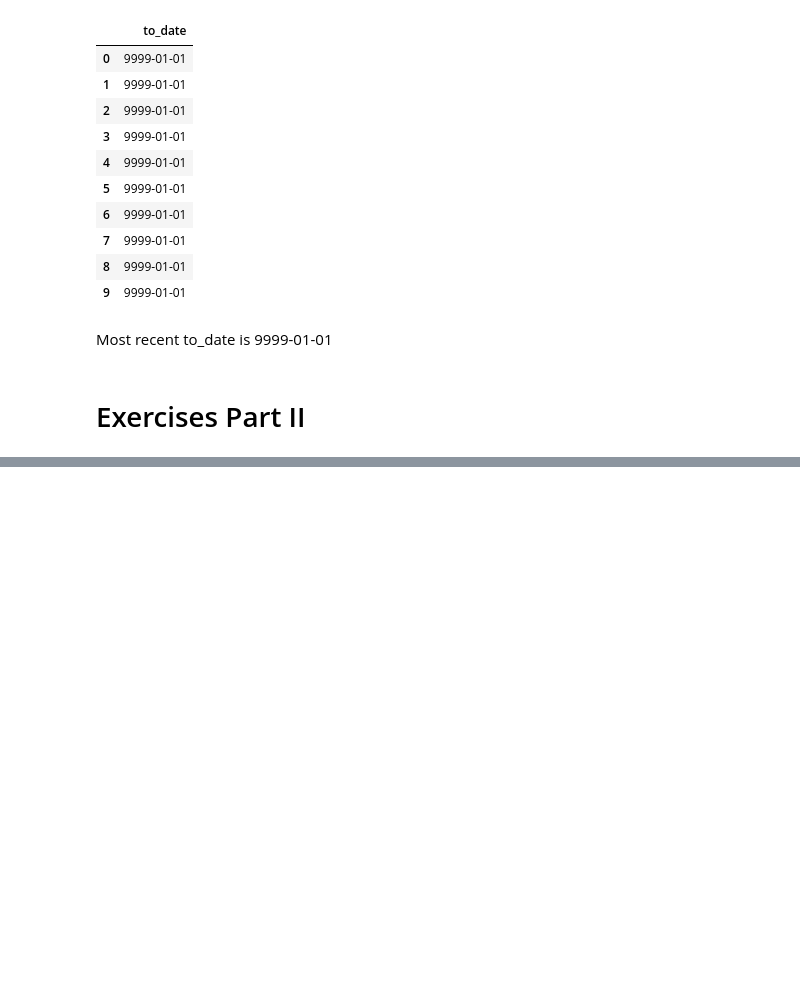
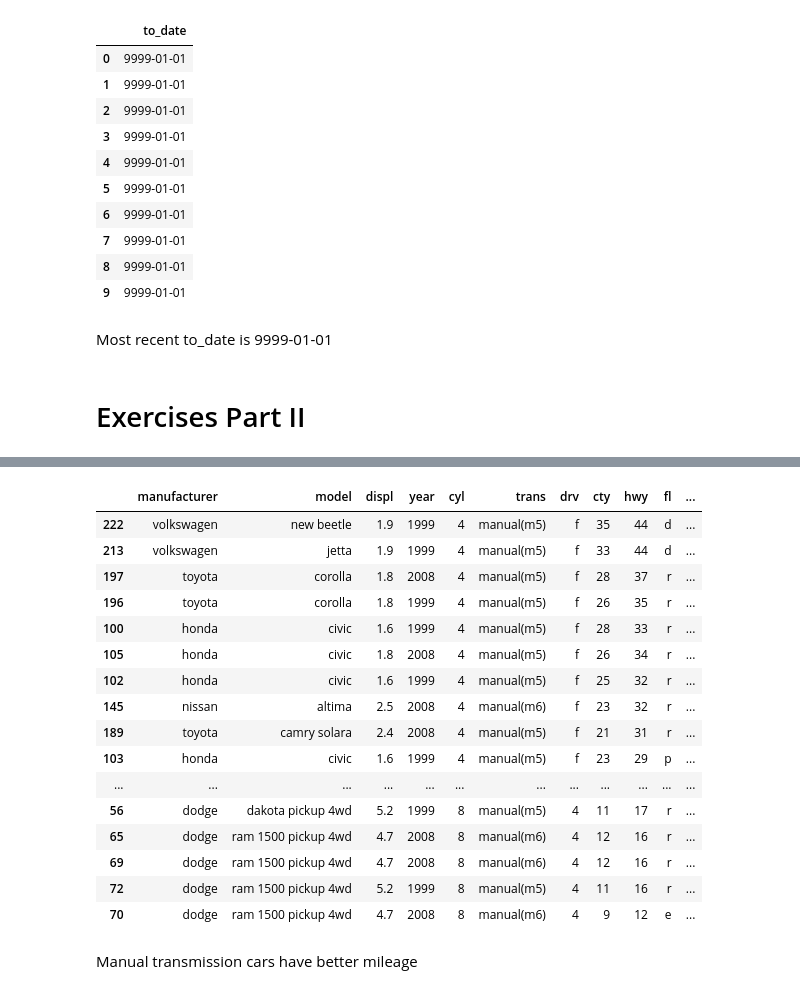
Before and after one commit to Michael-Austin-Mesa/numpy-pandas-visualization-exercises, a Jupyter notebook: advanced_dataframes.ipynb, the cells around one changed output, grey strips where cells are left out. Cells and saved outputs as stored; diff of their text form; code cells hidden in the pictures; blank space fills up the shorter version.

```diff
--- a/advanced_dataframes.ipynb
+++ b/advanced_dataframes.ipynb
@@ -156,0 +347,22 @@ Most recent to_date is 9999-01-01
+# %%
+mpg[mpg['is_automatic']==False].sort_values(by='average_mileage', ascending=False)
+# %% [output]
+|  | manufacturer | model | displ | year | cyl | trans | drv | cty | hwy | fl | ... |
+| 222 | volkswagen | new beetle | 1.9 | 1999 | 4 | manual(m5) | f | 35 | 44 | d | ... |
+| 213 | volkswagen | jetta | 1.9 | 1999 | 4 | manual(m5) | f | 33 | 44 | d | ... |
+| 197 | toyota | corolla | 1.8 | 2008 | 4 | manual(m5) | f | 28 | 37 | r | ... |
+| 196 | toyota | corolla | 1.8 | 1999 | 4 | manual(m5) | f | 26 | 35 | r | ... |
+| 100 | honda | civic | 1.6 | 1999 | 4 | manual(m5) | f | 28 | 33 | r | ... |
+| 105 | honda | civic | 1.8 | 2008 | 4 | manual(m5) | f | 26 | 34 | r | ... |
+| 102 | honda | civic | 1.6 | 1999 | 4 | manual(m5) | f | 25 | 32 | r | ... |
+| 145 | nissan | altima | 2.5 | 2008 | 4 | manual(m6) | f | 23 | 32 | r | ... |
+| 189 | toyota | camry solara | 2.4 | 2008 | 4 | manual(m5) | f | 21 | 31 | r | ... |
+| 103 | honda | civic | 1.6 | 1999 | 4 | manual(m5) | f | 23 | 29 | p | ... |
+| ... | ... | ... | ... | ... | ... | ... | ... | ... | ... | ... | ... |
+| 56 | dodge | dakota pickup 4wd | 5.2 | 1999 | 8 | manual(m5) | 4 | 11 | 17 | r | ... |
+| 65 | dodge | ram 1500 pickup 4wd | 4.7 | 2008 | 8 | manual(m6) | 4 | 12 | 16 | r | ... |
+| 69 | dodge | ram 1500 pickup 4wd | 4.7 | 2008 | 8 | manual(m6) | 4 | 12 | 16 | r | ... |
+| 72 | dodge | ram 1500 pickup 4wd | 5.2 | 1999 | 8 | manual(m5) | 4 | 11 | 16 | r | ... |
+| 70 | dodge | ram 1500 pickup 4wd | 4.7 | 2008 | 8 | manual(m6) | 4 | 9 | 12 | e | ... |
+# %% [markdown]
+Manual transmission cars have better mileage
```
Also changed, not shown: parts of 34 cells of this notebook.
